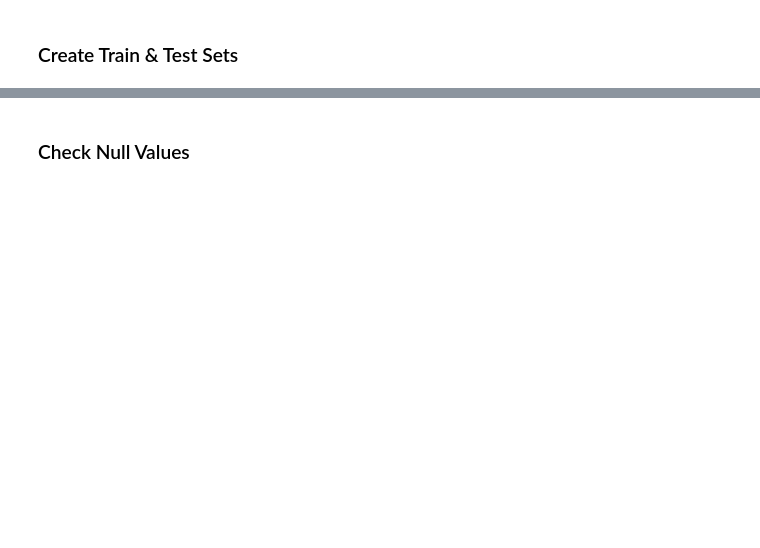
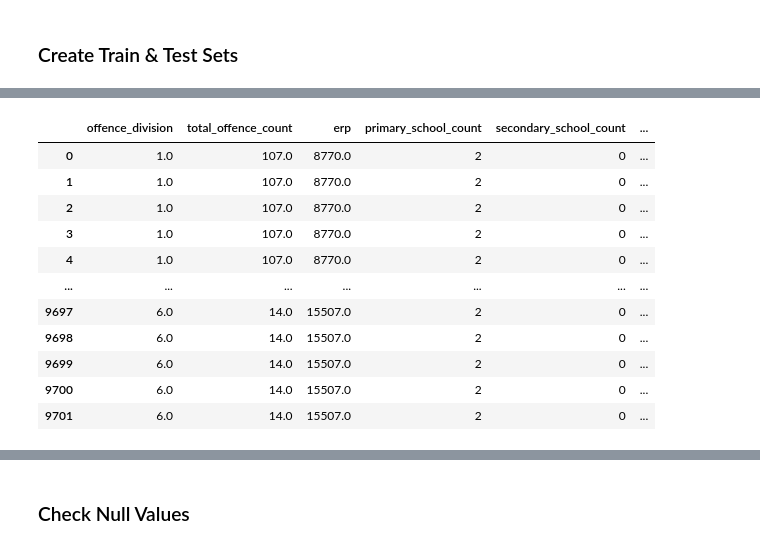
Before and after one commit to MAST30034-AppliedDataScience/project-2-group-real-estate-industry-project-15, a Jupyter notebook: notebooks/combined_feature_set.ipynb, the cells around one changed output, grey strips where cells are left out. Saved outputs shown, nothing was run; the diff lists cells and outputs as text; code cells hidden in the pictures; blank space fills up the shorter version.

Commit message:
building model that predicts future years

```diff
--- a/notebooks/combined_feature_set.ipynb
+++ b/notebooks/combined_feature_set.ipynb
@@ -116,10 +227,16 @@ def clean_merged_df(df):
     return df
 
 # Clean the column names
-one_bed_merged = clean_merged_df(one_bed_merged)
-two_bed_merged = clean_merged_df(two_bed_merged)
-three_bed_merged = clean_merged_df(three_bed_merged)
-two_bed_house_merged = clean_merged_df(two_bed_house_merged,)
+one_bed_flat_merged = clean_merged_df(one_bed_flat_merged)
+two_bed_flat_merged = clean_merged_df(two_bed_flat_merged)
+three_bed_flat_merged = clean_merged_df(three_bed_flat_merged)
+two_bed_house_merged = clean_merged_df(two_bed_house_merged)
 three_bed_house_merged = clean_merged_df(three_bed_house_merged)
 four_bed_house_merged = clean_merged_df(four_bed_house_merged)
 all_properties_merged = clean_merged_df(all_properties_merged)
+
+#----- Check Null
+missing_values = one_bed_flat_merged.isnull().sum()
+columns_with_missing_values = missing_values[missing_values > 0]
+
+columns_with_missing_values
@@ -187,0 +251,82 @@ Index(['personal_income_count_2020', 'personal_total_income_millions_2020',
+# %%
+def train_test_sets(df):
+    """
+    Splits the dataframe into training and testing sets based on the 'year' column:
+    - Training set includes data from the years 2016-2024.
+    - Testing set includes data from the years 2025-2027.
+
+    The function merges additional columns that are not part of the feature or target columns
+    back with the respective training and testing sets based on matching suburbs.
+
+    Args:
+    - df (pd.DataFrame): The input dataframe containing all required columns.
+
+    Returns:
+    - X_train (pd.DataFrame): Training feature set.
+    - X_test (pd.DataFrame): Testing feature set.
+    - y_train (pd.DataFrame): Training target set.
+    - y_test (pd.DataFrame): Testing target set.
+    """
+    # Define the year ranges for training and testing sets
+    train_years = range(2016, 2025)
+    test_years = range(2025, 2028)
+
+    # Columns to include in X and y splits
+    feature_columns = ['suburb', 'year', 'offence_division', 'total_offence_count', 'erp']
+    target_columns = ['dec_median', 'jun_median', 'mar_median', 'sep_median']
+
+    # Split feature and target data
+    X = df[feature_columns]
+    y = df[target_columns]
+
+    # Split the dataframe into training and testing sets based on the year
+    X_train = X[X['year'].isin(train_years)]
+    X_test = X[X['year'].isin(test_years)]
+
+    # Align target sets with the corresponding feature sets
+    y_train = y.loc[X_train.index]
+    y_test = y.loc[X_test.index]
+
+    # Extract other columns not in feature_columns or target_columns, including 'suburb'
+    other_columns = df.drop(columns=feature_columns + target_columns).columns
+    other_data = df[other_columns].copy()
+    other_data['suburb'] = df['suburb']  # Ensure 'suburb' is included
+
+    # Merge the 'other' data back with the matching suburbs, irrespective of the year
+    X_train = X_train.merge(other_data, on='suburb', how='left')
+    X_test = X_test.merge(other_data, on='suburb', how='left')
+
+    # Drop 'suburb' and 'year' from the feature sets
+    X_train = X_train.drop(columns=['suburb', 'year'])
+    X_test = X_test.drop(columns=['suburb', 'year'])
+
+    # Remove rows with NaN values in y_train
+    valid_indices = y_train.dropna().index
+    X_train = X_train.loc[valid_indices]
+    y_train = y_train.loc[valid_indices]
+
+    return X_train, X_test, y_train, y_test
+
+# Create training and test sets for each property type
+X_train_one_bed, X_test_one_bed, y_train_one_bed, y_test_one_bed = train_test_sets(one_bed_flat_merged)
+X_train_two_bed, X_test_two_bed, y_train_two_bed, y_test_two_bed = train_test_sets(two_bed_flat_merged)
+X_train_three_bed, X_test_three_bed, y_train_three_bed, y_test_three_bed = train_test_sets(three_bed_flat_merged)
+X_train_two_bed_house, X_test_two_bed_house, y_train_two_bed_house, y_test_two_bed_house = train_test_sets(two_bed_house_merged)
+X_train_three_bed_house, X_test_three_bed_house, y_train_three_bed_house, y_test_three_bed_house = train_test_sets(three_bed_house_merged)
+X_train_four_bed_house, X_test_four_bed_house, y_train_four_bed_house, y_test_four_bed_house = train_test_sets(four_bed_house_merged)
+X_train_all_properties, X_test_all_properties, y_train_all_properties, y_test_all_properties = train_test_sets(all_properties_merged)
+
+X_train_one_bed
+# %% [output]
+|  | offence_division | total_offence_count | erp | primary_school_count | secondary_school_count | ... |
+| 0 | 1.0 | 107.0 | 8770.0 | 2 | 0 | ... |
+| 1 | 1.0 | 107.0 | 8770.0 | 2 | 0 | ... |
+| 2 | 1.0 | 107.0 | 8770.0 | 2 | 0 | ... |
+| 3 | 1.0 | 107.0 | 8770.0 | 2 | 0 | ... |
+| 4 | 1.0 | 107.0 | 8770.0 | 2 | 0 | ... |
+| ... | ... | ... | ... | ... | ... | ... |
+| 9697 | 6.0 | 14.0 | 15507.0 | 2 | 0 | ... |
+| 9698 | 6.0 | 14.0 | 15507.0 | 2 | 0 | ... |
+| 9699 | 6.0 | 14.0 | 15507.0 | 2 | 0 | ... |
+| 9700 | 6.0 | 14.0 | 15507.0 | 2 | 0 | ... |
+| 9701 | 6.0 | 14.0 | 15507.0 | 2 | 0 | ... |
```
Also changed, not shown: parts of 18 cells of this notebook.
